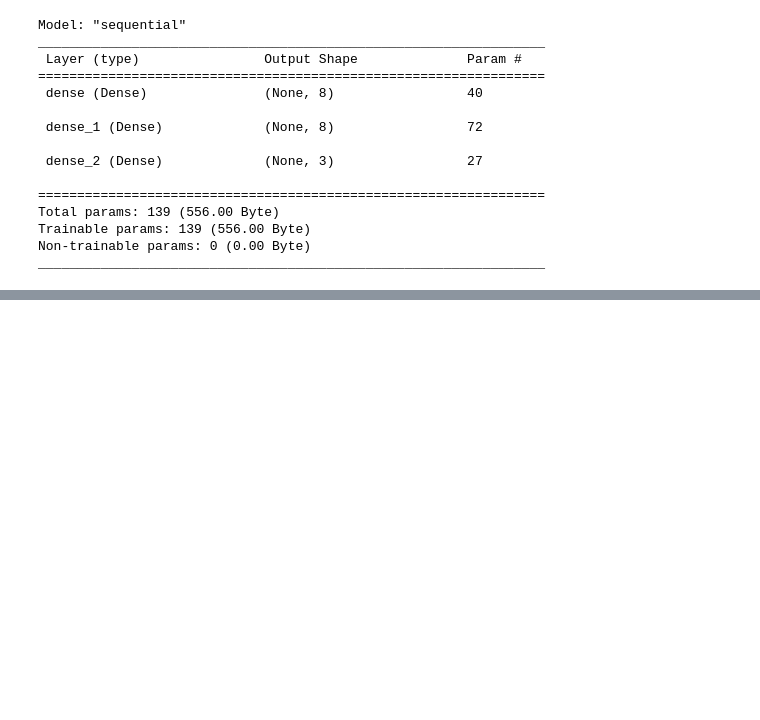
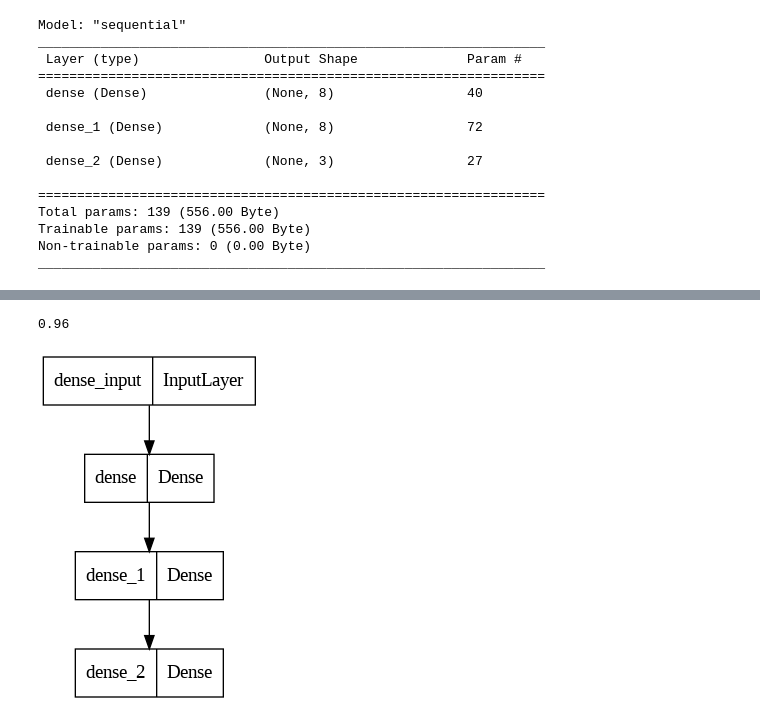
Before and after one commit to yeesem/Natural-Laguage-Processing, a Jupyter notebook: Keras_Basic.ipynb, the cells around one changed output, grey strips where cells are left out. Saved outputs shown, nothing was run; the diff lists cells and outputs as text; code cells hidden in the pictures; blank space fills up the shorter version.

```diff
--- a/Keras_Basic.ipynb
+++ b/Keras_Basic.ipynb
@@ -162,0 +232,4 @@ Epoch 150/150
+# %%
+print(accuracy_score(pred,YTest))
+# %% [output]
+0.96
@@ -162,0 +240,6 @@ Epoch 150/150
+# %%
+new_model = load_model('iris_classification_model')
+# %%
+tf.keras.utils.plot_model(new_model)
+# %% [output]
+[figure, added]
```
Also changed, not shown: parts of 13 cells of this notebook.
